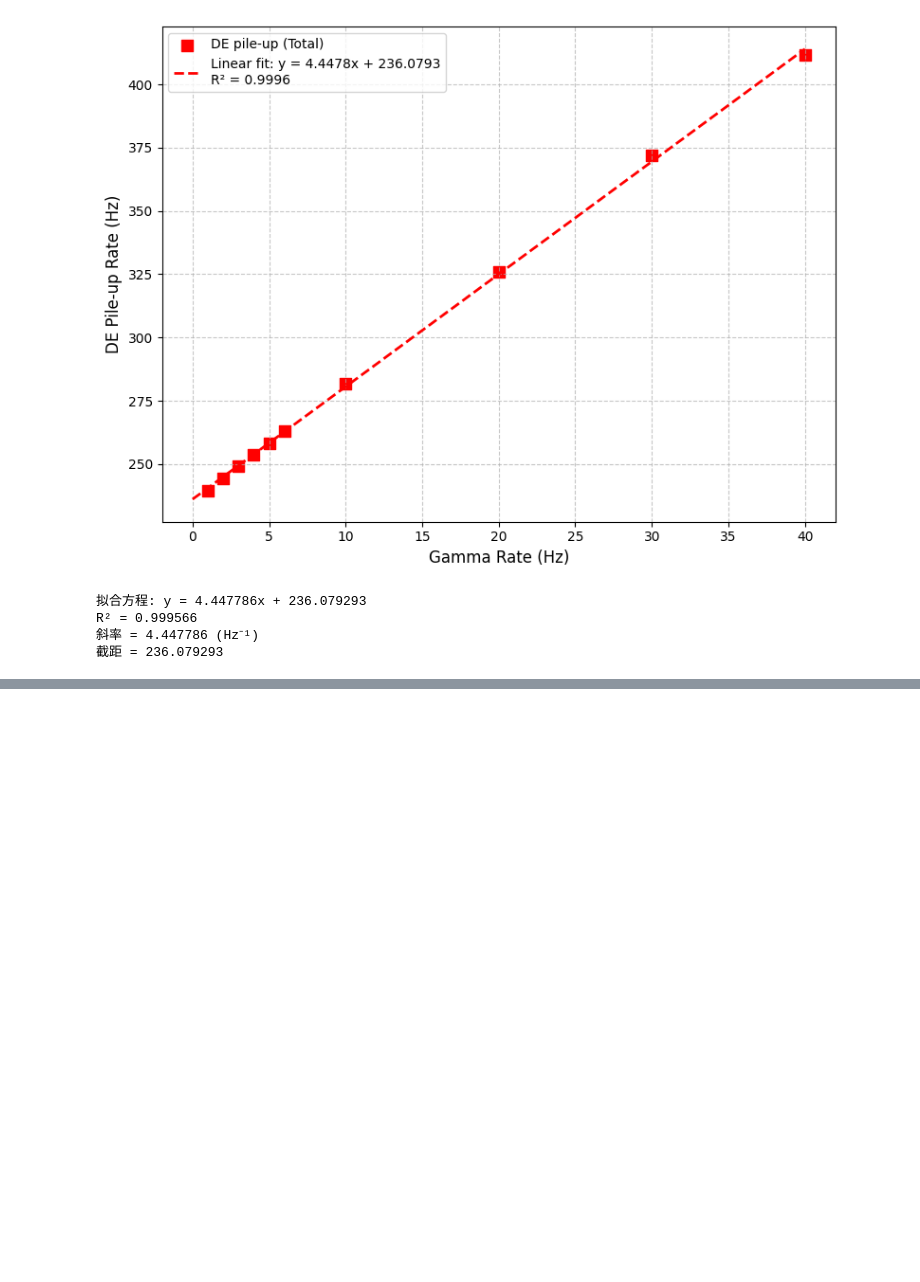
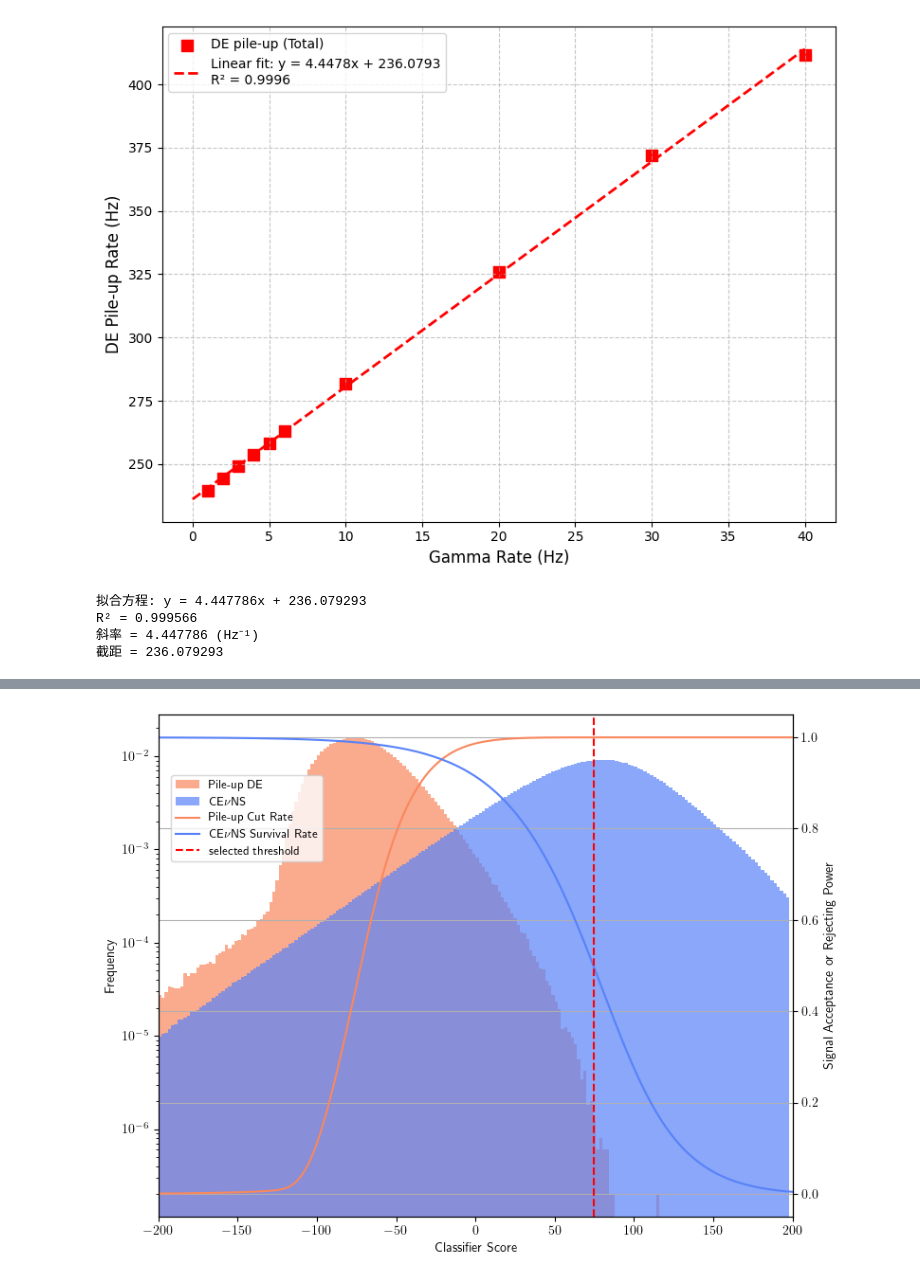
Before and after one commit to Leiy2003/TPC_DE_SIm_test, a Jupyter notebook: notebooks/20260824_read_results.ipynb, the cells around one changed output, grey strips where cells are left out. Saved outputs shown, nothing was run; the diff lists cells and outputs as text; code cells hidden in the pictures; blank space fills up the shorter version.

```diff
--- a/notebooks/20260824_read_results.ipynb
+++ b/notebooks/20260824_read_results.ipynb
@@ -883,0 +875,30 @@ print(f"cut 前 ROI 事件数: {len(DE_area_final)}, cut 后事件数: {DE_cut.s
+# %%
+# 分类器 score 分布与 rejection/survival 曲线
+cevns_color = "#5882F8"
+DE_color = "#F9885E"
+
+xbins = np.arange(-200, 200, 2)
+fig, ax1 = plt.subplots(figsize=(8, 6))
+ax1.hist(score_DE, bins=xbins, log=True, label="Pile-up DE",
+         alpha=0.7, color=DE_color, density=True)
+ax1.hist(score_CEvNS, bins=xbins, log=True, label=r"CE$\nu$NS",
+         alpha=0.7, color=cevns_color, density=True)
+ax1.set_xlabel("Classifier Score")
+ax1.set_ylabel("Frequency")
+
+ax2 = ax1.twinx()
+ax2.set_ylabel("Signal Acceptance or Rejecting Power")
+ax2.plot(thresholds, left_DE_ratios, label="Pile-up Cut Rate", color=DE_color)
+ax2.plot(thresholds, right_cevns_ratios, label=r"CE$\nu$NS Survival Rate",
+         color=cevns_color)
+ax2.axvline(sel_thres, color="red", linestyle="--", label="selected threshold")
+ax2.grid(True)
+
+lines, labels = ax1.get_legend_handles_labels()
+lines2, labels2 = ax2.get_legend_handles_labels()
+fig.legend(lines + lines2, labels + labels2, loc=(0.10, 0.72), fontsize=9)
+plt.tight_layout()
+plt.xlim(-200, 200)
+plt.show()
+# %% [output]
+[figure, added]
```
Also changed, not shown: parts of 12 cells of this notebook, 14 other files.
